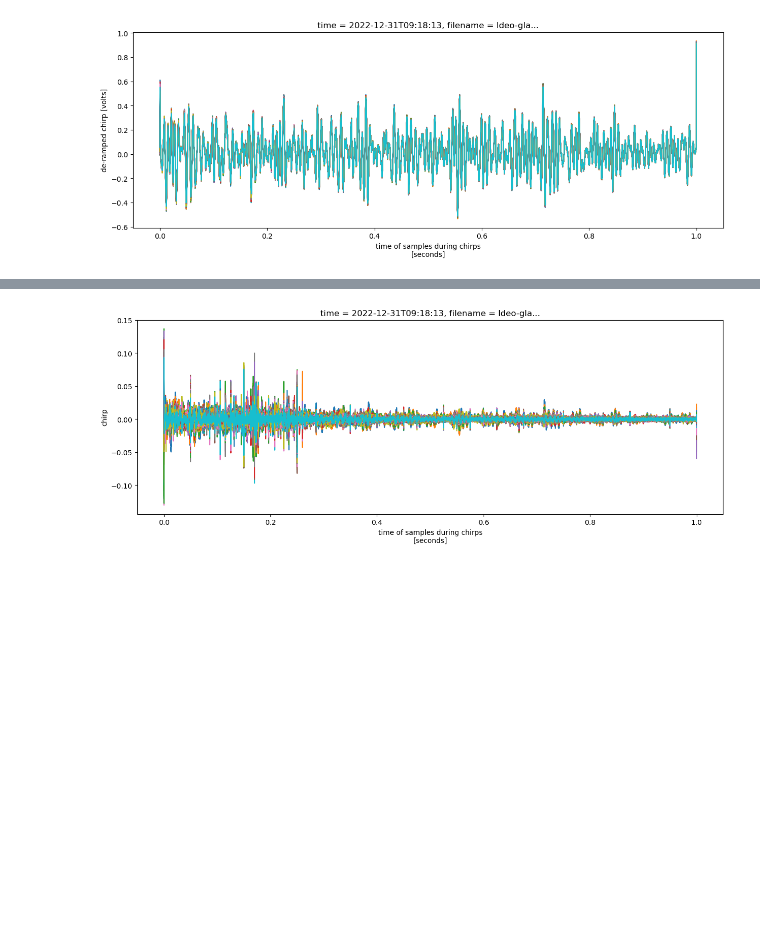
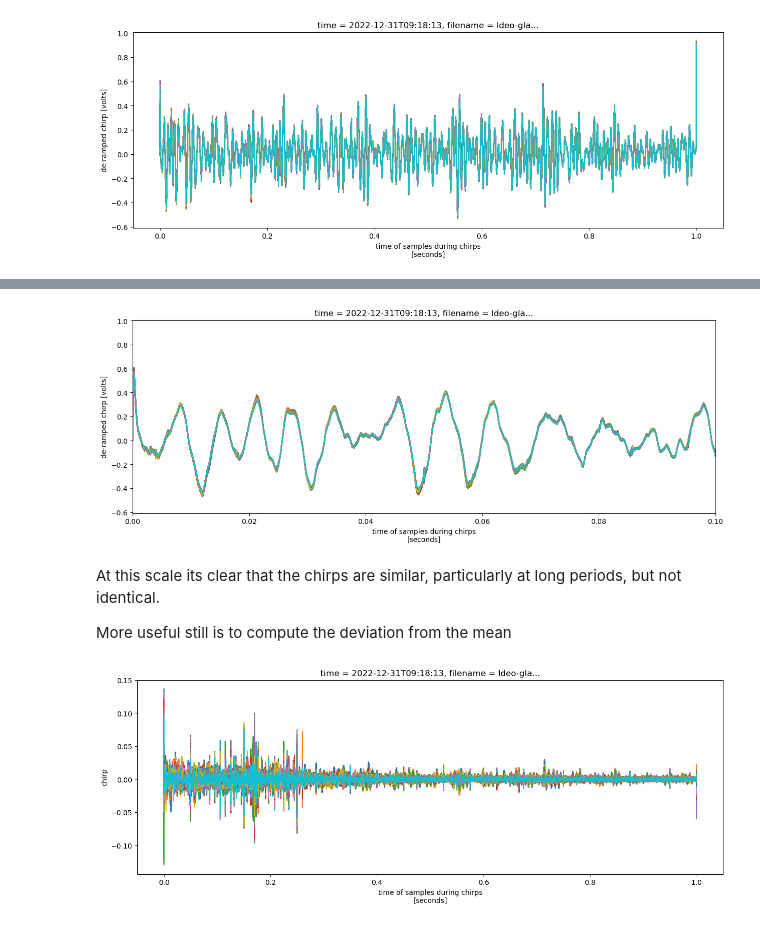
Before and after one commit to ldeo-glaciology/glaciology-intro-book, a Jupyter notebook: src/sections/radar/apres/apres_data_1.ipynb, the cells around one changed output, grey strips where cells are left out. Saved outputs shown, nothing was run; the diff lists cells and outputs as text; code cells hidden in the pictures; blank space fills up the shorter version.

```diff
--- a/src/sections/radar/apres/apres_data_1.ipynb
+++ b/src/sections/radar/apres/apres_data_1.ipynb
@@ -75 +91,9 @@ chirp.plot(x = 'chirp_time', hue = 'chirp_num',  add_legend = False, figsize = (
+# %%
+chirp.plot(x = 'chirp_time', hue = 'chirp_num',  add_legend = False, figsize = (15, 5), xlim = (0, 0.1));
+# %% [output]
+[figure, added]
+# %% [markdown]
+At this scale its clear that the chirps are similar, particularly at long periods, but not identical.
+
+More useful still is to compute the deviation from the mean
 # %%
```
Also changed, not shown: parts of 14 cells of this notebook.
